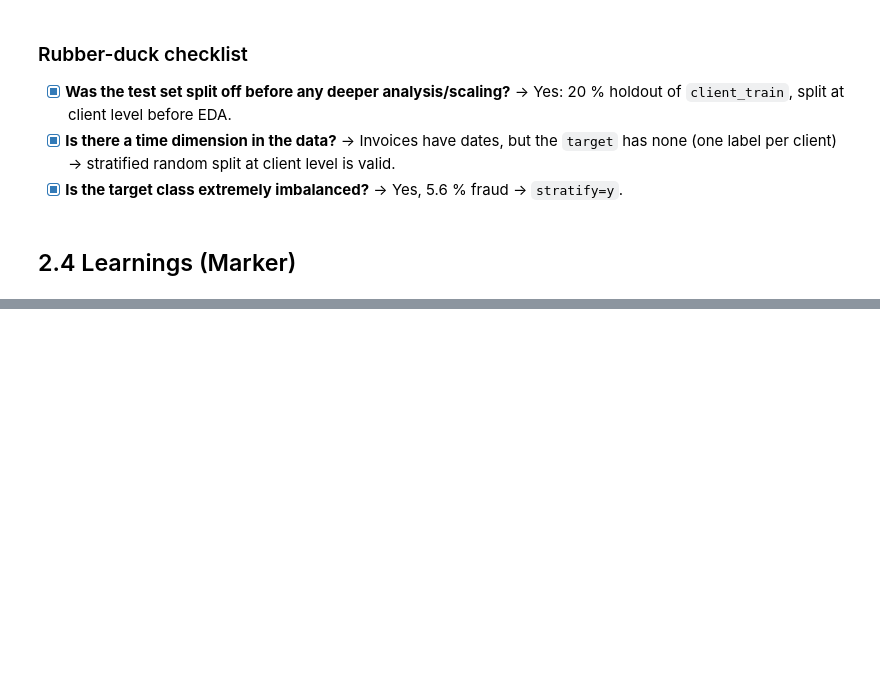
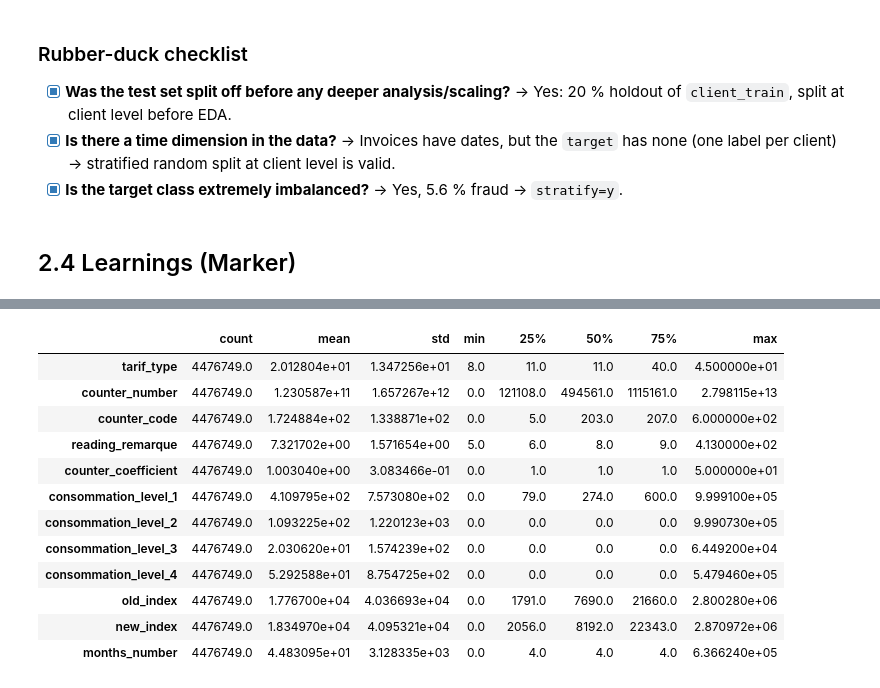
Before and after one commit to mLuca/09_01-ds-ml-project, a Jupyter notebook: 04_fraud_project.ipynb, the cells around one changed output, grey strips where cells are left out. Saved outputs shown, nothing was run; the diff lists cells and outputs as text; code cells hidden in the pictures; blank space fills up the shorter version.

```diff
--- a/04_fraud_project.ipynb
+++ b/04_fraud_project.ipynb
@@ -321,0 +421,16 @@ per_client.groupby("target").agg(
+# %%
+invoice_train.describe().T
+# %% [output]
+|  | count | mean | std | min | 25% | 50% | 75% | max |
+| tarif_type | 4476749.0 | 2.012804e+01 | 1.347256e+01 | 8.0 | 11.0 | 11.0 | 40.0 | 4.500000e+01 |
+| counter_number | 4476749.0 | 1.230587e+11 | 1.657267e+12 | 0.0 | 121108.0 | 494561.0 | 1115161.0 | 2.798115e+13 |
+| counter_code | 4476749.0 | 1.724884e+02 | 1.338871e+02 | 0.0 | 5.0 | 203.0 | 207.0 | 6.000000e+02 |
+| reading_remarque | 4476749.0 | 7.321702e+00 | 1.571654e+00 | 5.0 | 6.0 | 8.0 | 9.0 | 4.130000e+02 |
+| counter_coefficient | 4476749.0 | 1.003040e+00 | 3.083466e-01 | 0.0 | 1.0 | 1.0 | 1.0 | 5.000000e+01 |
+| consommation_level_1 | 4476749.0 | 4.109795e+02 | 7.573080e+02 | 0.0 | 79.0 | 274.0 | 600.0 | 9.999100e+05 |
+| consommation_level_2 | 4476749.0 | 1.093225e+02 | 1.220123e+03 | 0.0 | 0.0 | 0.0 | 0.0 | 9.990730e+05 |
+| consommation_level_3 | 4476749.0 | 2.030620e+01 | 1.574239e+02 | 0.0 | 0.0 | 0.0 | 0.0 | 6.449200e+04 |
+| consommation_level_4 | 4476749.0 | 5.292588e+01 | 8.754725e+02 | 0.0 | 0.0 | 0.0 | 0.0 | 5.479460e+05 |
+| old_index | 4476749.0 | 1.776700e+04 | 4.036693e+04 | 0.0 | 1791.0 | 7690.0 | 21660.0 | 2.800280e+06 |
+| new_index | 4476749.0 | 1.834970e+04 | 4.095321e+04 | 0.0 | 2056.0 | 8192.0 | 22343.0 | 2.870972e+06 |
+| months_number | 4476749.0 | 4.483095e+01 | 3.128335e+03 | 0.0 | 4.0 | 4.0 | 4.0 | 6.366240e+05 |
```
Also changed, not shown: parts of 16 cells of this notebook.
